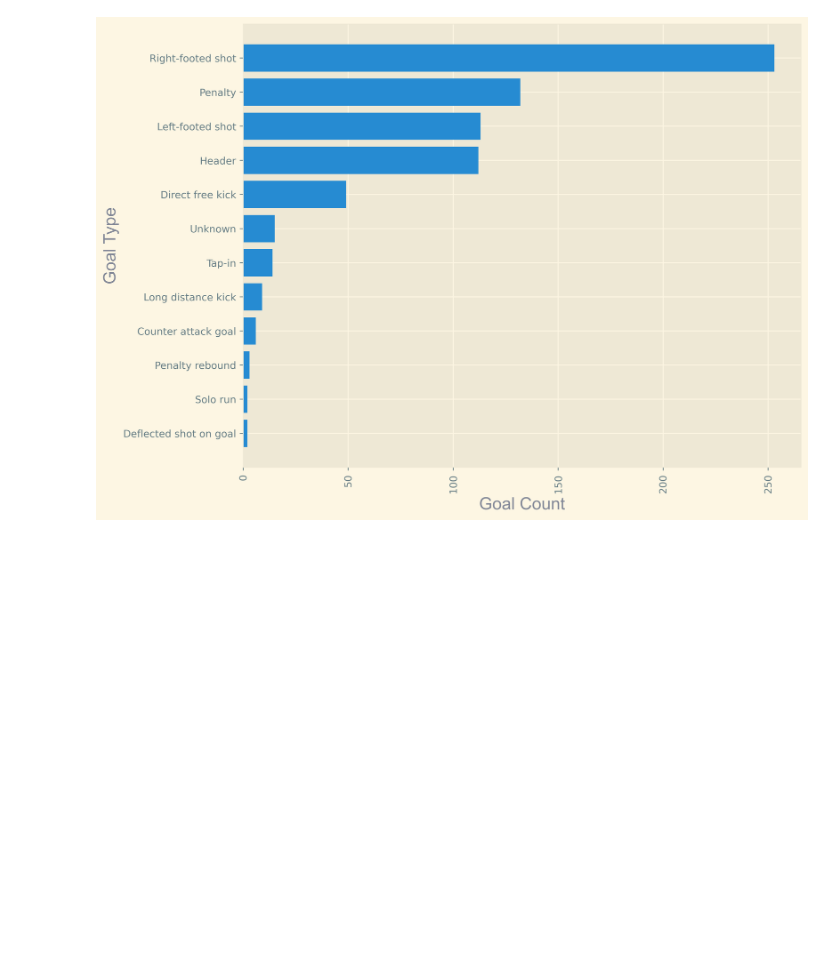
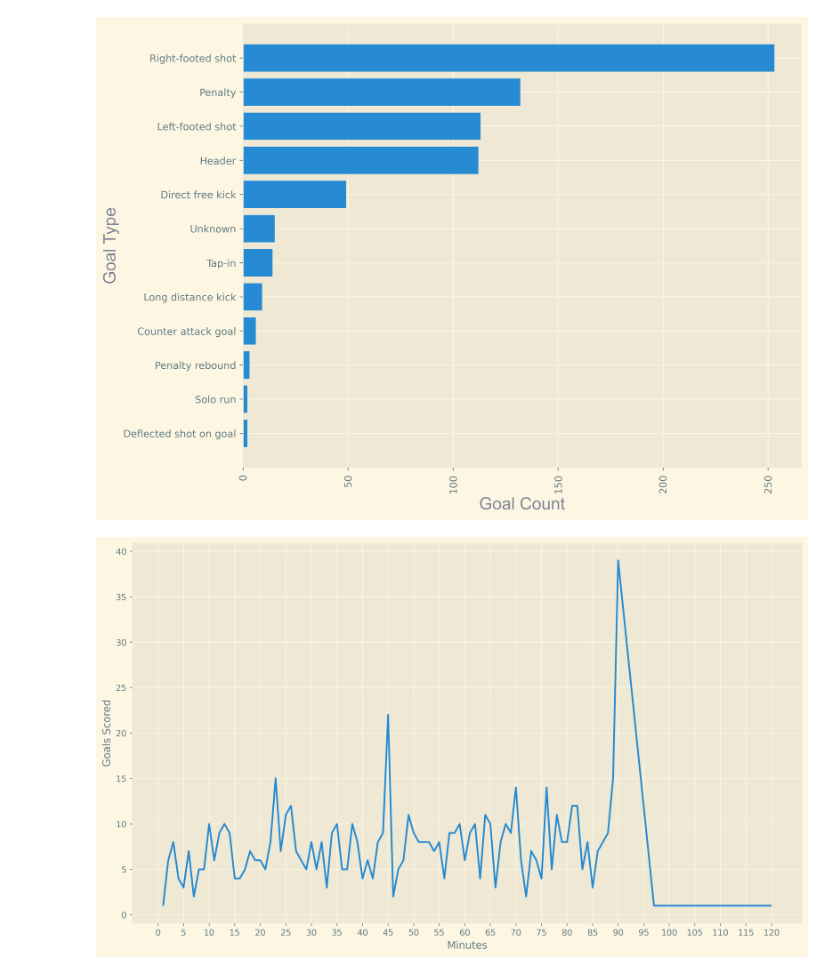
Before and after one commit to kevinnkansah/LearnDataScience, a Jupyter notebook: Python/Cristiano Ronaldo/cristiano_analysis.ipynb, the cells around one changed output. Cells and saved outputs as stored; diff of their text form; code cells hidden in the pictures; blank space fills up the shorter version.

Commit message:
Made chart

```diff
--- a/Python/Cristiano Ronaldo/cristiano_analysis.ipynb
+++ b/Python/Cristiano Ronaldo/cristiano_analysis.ipynb
@@ -49,3 +49,26 @@ plt.xticks(rotation=90)
 plt.show()
 # %% [output]
 [figure]
+# %%
+goals_time = pd.DataFrame(df[["Minute"]])
+goals_time['Minute'] = goals_time['Minute'].str.replace(r'\+(\d+)', ' ', regex=True)
+goals_time['Minute'] = goals_time['Minute']
+
+goals_time["Minute"] = goals_time["Minute"].astype(int)
+
+goals_time = pd.DataFrame(goals_time.value_counts()).sort_index().reset_index()
+# %%
+fig , ax = plt.subplots(1, 1, dpi=400, figsize=(14, 8))
+ax.plot(goals_time['Minute'],
+        goals_time['count'])
+
+ax.set_xticks(np.arange(0, 125, 5))
+
+
+ax.set_title('C')
+ax.set_xlabel('Minutes')
+ax.set_ylabel('Goals Scored')
+
+plt.show()
+# %% [output]
+[figure, added]
```
Also changed, not shown: 1 other file.
